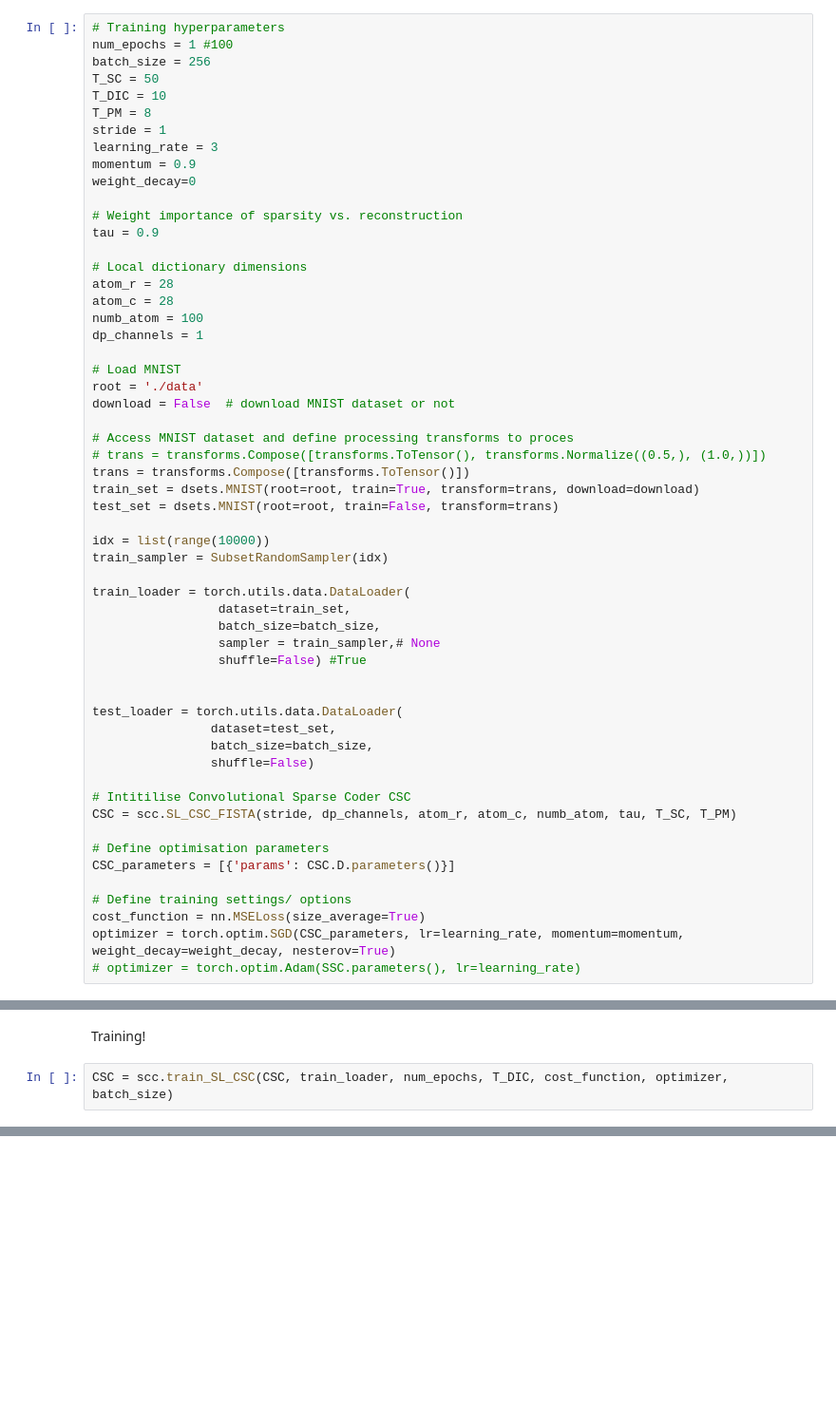
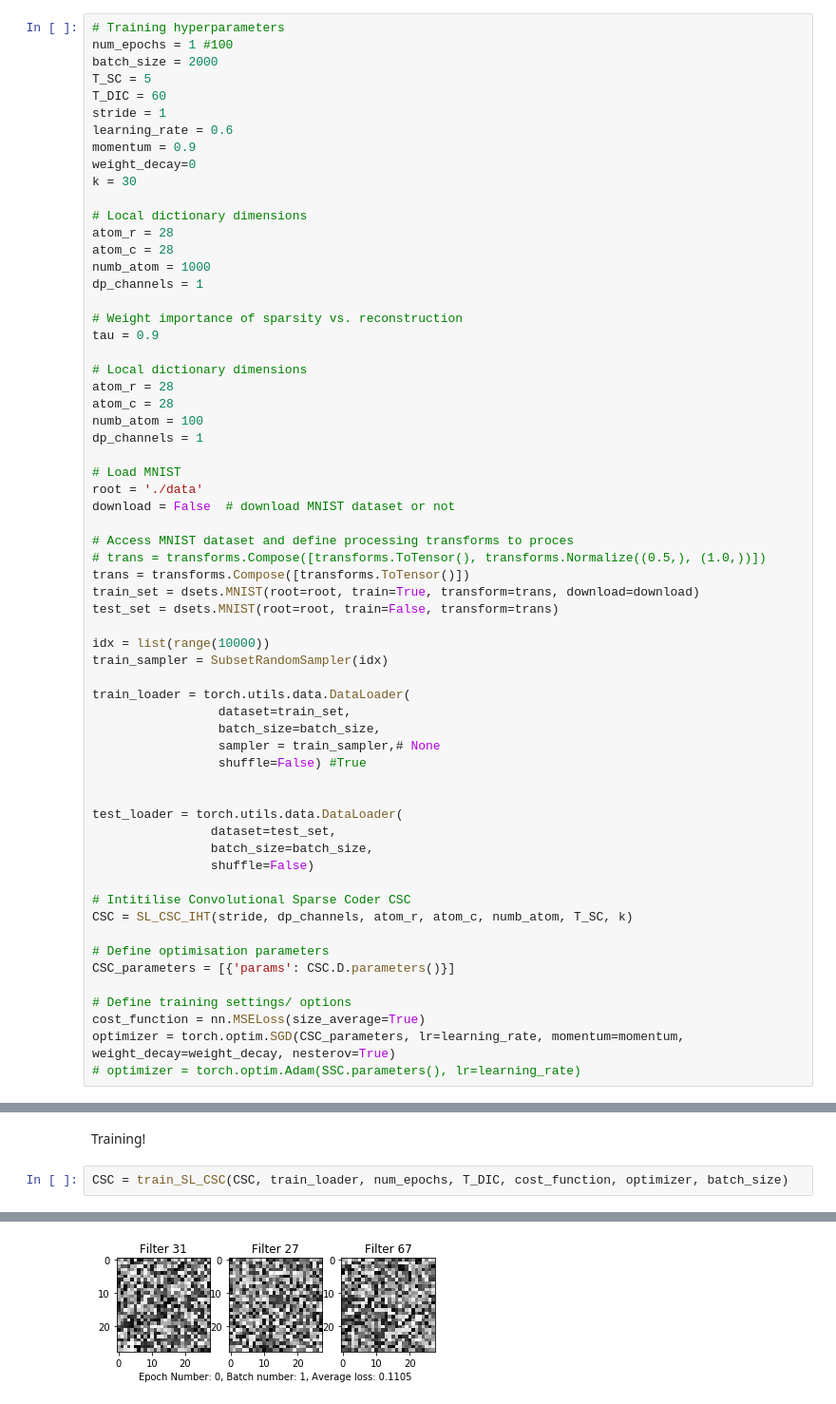
Before and after one commit to mm5110/sparse-structures-for-classification, a Jupyter notebook: dev/SandBox_J.ipynb, the cells around one changed output, grey strips where cells are left out. Shown at 95% size. Cells and saved outputs as stored; diff of their text form; blank space fills up the shorter version.

```diff
--- a/dev/SandBox_J.ipynb
+++ b/dev/SandBox_J.ipynb
@@ -194,14 +155,20 @@ Defining Paramters and loading data
 # %%
 # Training hyperparameters
 num_epochs = 1 #100
-batch_size = 256
-T_SC = 50
-T_DIC = 10
-T_PM = 8
+batch_size = 2000
+T_SC = 5
+T_DIC = 60
 stride = 1
-learning_rate = 3
+learning_rate = 0.6
 momentum = 0.9
 weight_decay=0
+k = 30
+
+# Local dictionary dimensions
+atom_r = 28
+atom_c = 28
+numb_atom = 1000
+dp_channels = 1
 
 # Weight importance of sparsity vs. reconstruction
 tau = 0.9
@@ -238,7 +205,7 @@ test_loader = torch.utils.data.DataLoader(
                 shuffle=False)
 
 # Intitilise Convolutional Sparse Coder CSC
-CSC = scc.SL_CSC_FISTA(stride, dp_channels, atom_r, atom_c, numb_atom, tau, T_SC, T_PM)
+CSC = SL_CSC_IHT(stride, dp_channels, atom_r, atom_c, numb_atom, T_SC, k)
 
 # Define optimisation parameters
 CSC_parameters = [{'params': CSC.D.parameters()}]
@@ -250,4 +225,5 @@ optimizer = torch.optim.SGD(CSC_parameters, lr=learning_rate, momentum=momentum,
 # %% [markdown]
 Training!
 # %%
-CSC = scc.train_SL_CSC(CSC, train_loader, num_epochs, T_DIC, cost_function, optimizer, batch_size)
+CSC = train_SL_CSC(CSC, train_loader, num_epochs, T_DIC, cost_function, optimizer, batch_size)
+# %% [output]
@@ -253,0 +248 @@ CSC = scc.train_SL_CSC(CSC, train_loader, num_epochs, T_DIC, cost_function, opti
+[figure, added]
```
Also changed, not shown: parts of 5 cells of this notebook.
